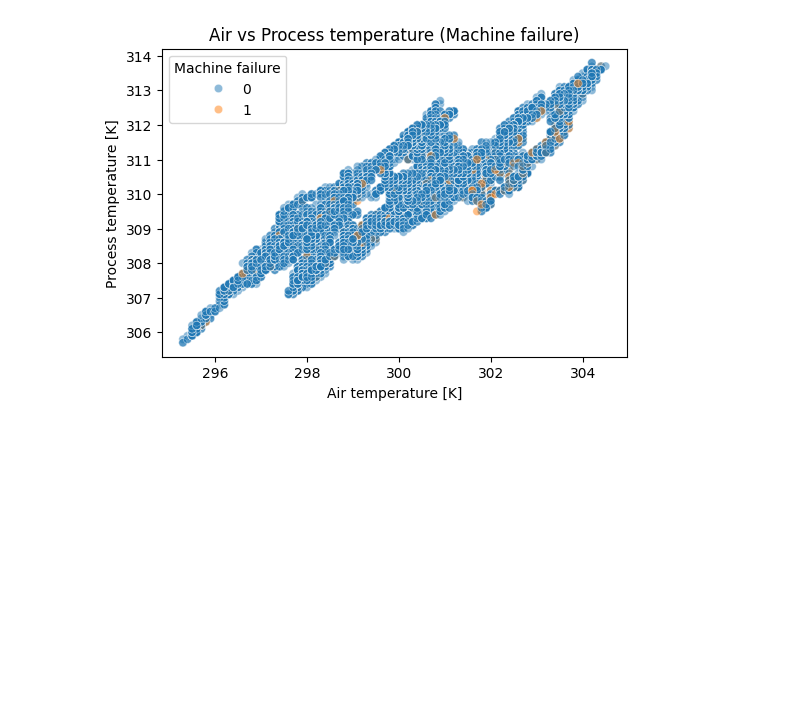
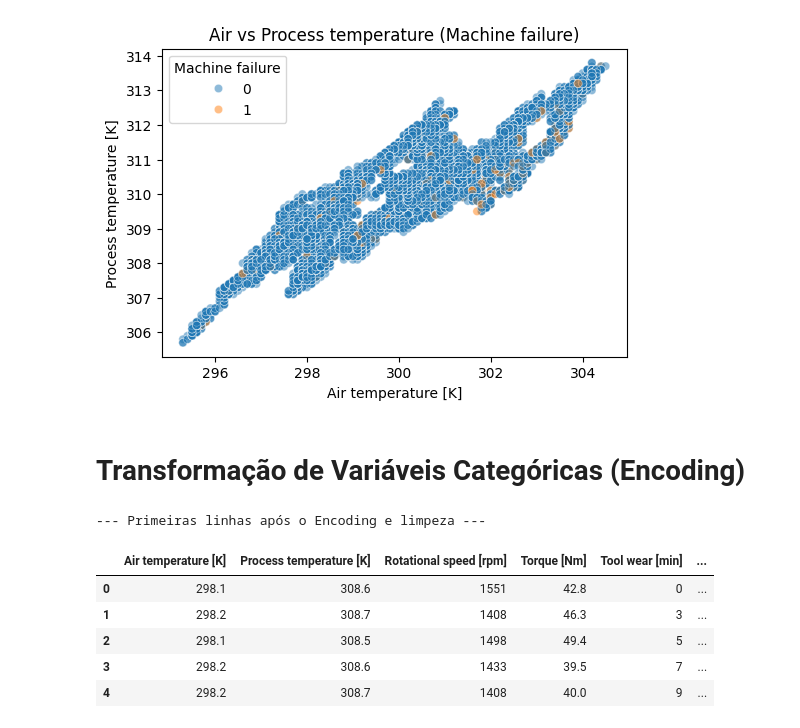
Before and after one commit to afonsornfonseca/Predictive-Maintenance, a Jupyter notebook: notebooks/milestone2.ipynb, the cells around one changed output. Saved outputs shown, nothing was run; the diff lists cells and outputs as text; code cells hidden in the pictures; blank space fills up the shorter version.

Commit message:
Kaggle Notebook | milestone2 | Version 19

```diff
--- a/notebooks/milestone2.ipynb
+++ b/notebooks/milestone2.ipynb
@@ -26,6 +26,6 @@ for dirname, _, filenames in os.walk('/kaggle/input'):
 # %%
 # Substitui o texto entre aspas pelo caminho que apareceu no passo anterior
-caminho = '/kaggle/input/datasets/afonsornfonseca/ai4i-2020-predictive-maintenance/ai4i2020.csv'
+caminho = '/kaggle/input/private-dataset/ai4i2020.csv'
 
 # Define o dataset como df
 df = pd.read_csv(caminho)
@@ -311,3 +311,28 @@ plt.title("Air vs Process temperature (Machine failure)")
 plt.show()
 # %% [output]
 [figure]
+# %% [markdown]
+# Transformação de Variáveis Categóricas (Encoding)
+# %%
+# 1. Eliminar colunas de identificação (não servem para prever avarias)
+df = df.drop(columns=['UDI', 'Product ID'])
+
+# 2. Aplicar Label/Ordinal Encoding na variável 'Type'
+# Como existe uma hierarquia de qualidade (Low, Medium, High), mapeamos com pesos:
+mapeamento_type = {'L': 0, 'M': 1, 'H': 2}
+df['Type_Encoded'] = df['Type'].map(mapeamento_type)
+
+# 3. Eliminar a coluna original de texto
+df = df.drop(columns=['Type'])
+
+# Mostrar como ficou o dataset final
+print("--- Primeiras linhas após o Encoding e limpeza ---")
+display(df.head())
+# %% [output]
+--- Primeiras linhas após o Encoding e limpeza ---
+|  | Air temperature [K] | Process temperature [K] | Rotational speed [rpm] | Torque [Nm] | Tool wear [min] | ... |
+| 0 | 298.1 | 308.6 | 1551 | 42.8 | 0 | ... |
+| 1 | 298.2 | 308.7 | 1408 | 46.3 | 3 | ... |
+| 2 | 298.1 | 308.5 | 1498 | 49.4 | 5 | ... |
+| 3 | 298.2 | 308.6 | 1433 | 39.5 | 7 | ... |
+| 4 | 298.2 | 308.7 | 1408 | 40.0 | 9 | ... |
```
Also changed, not shown: parts of 3 cells of this notebook.
